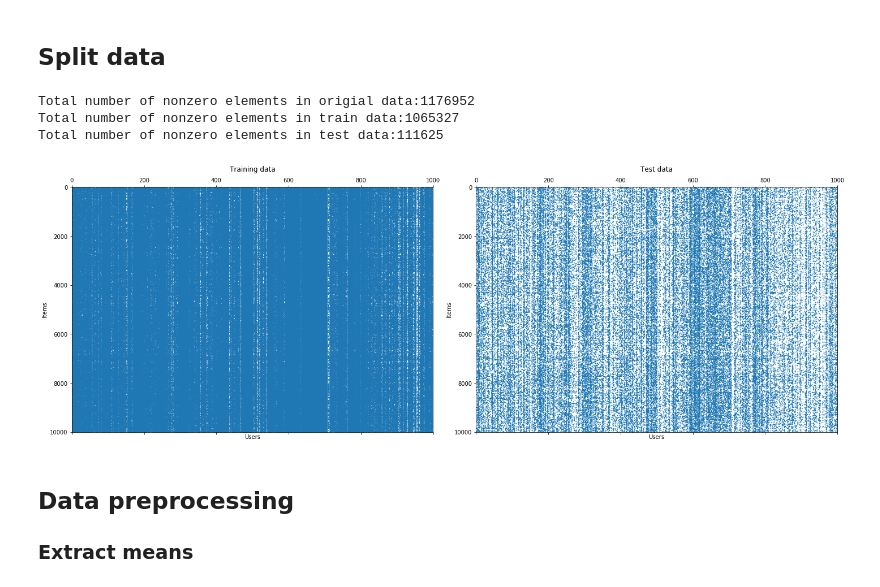
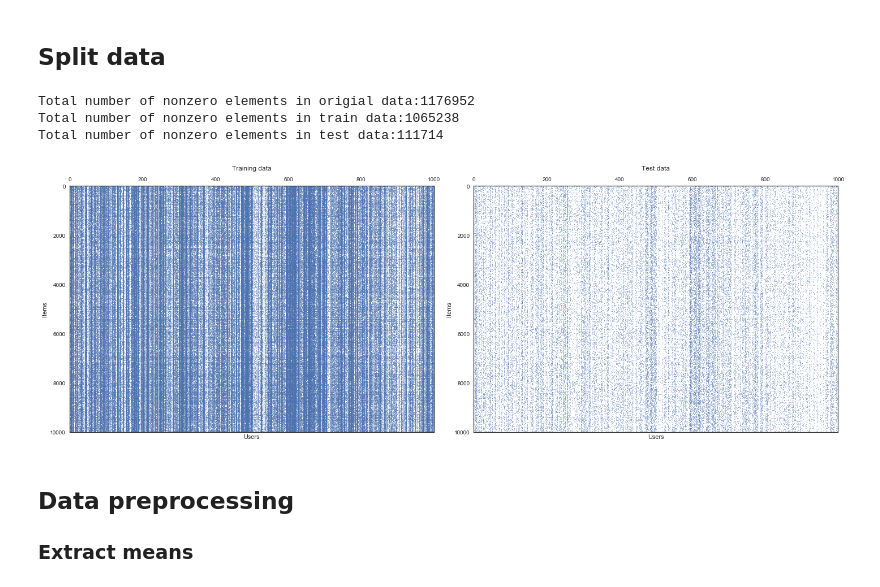
Before and after one commit to sizheng1996/recommender, a Jupyter notebook: run.ipynb, the cells around one changed output. Saved outputs shown, nothing was run; the diff lists cells and outputs as text; code cells hidden in the pictures.

```diff
--- a/run.ipynb
+++ b/run.ipynb
@@ -47,10 +47,10 @@ min # of items per user = 8, min # of users per item = 3.
 # %% [markdown]
 ## Split data
 # %%
-def split_data(valid_ratings, p_test=0.1):
+def split_data(valid_ratings,seed , p_test=0.1):
     """split the ratings to training data and test data. """
     # set seed
-    np.random.seed(988)
+    np.random.seed(seed)
 
     # init
     num_rows, num_cols = valid_ratings.shape
@@ -79,15 +79,16 @@ def split_data(valid_ratings, p_test=0.1):
     return  train, test
 # %%
 from plots import plot_train_test_data
-train, test = split_data(ratings, p_test=0.1)
+seed=998
+train, test = split_data(ratings, seed,p_test=0.1)
 train_=train.toarray()
 test_=test.toarray()
 plot_train_test_data(train, test)
 # %% [output]
 Total number of nonzero elements in origial data:1176952
-Total number of nonzero elements in train data:1065327
-Total number of nonzero elements in test data:111625
+Total number of nonzero elements in train data:1065238
+Total number of nonzero elements in test data:111714
-[figure, old version]
+[figure, new version]
 # %% [markdown]
 ## Data preprocessing
 ### Extract means
```
Also changed, not shown: parts of 16 cells of this notebook.
